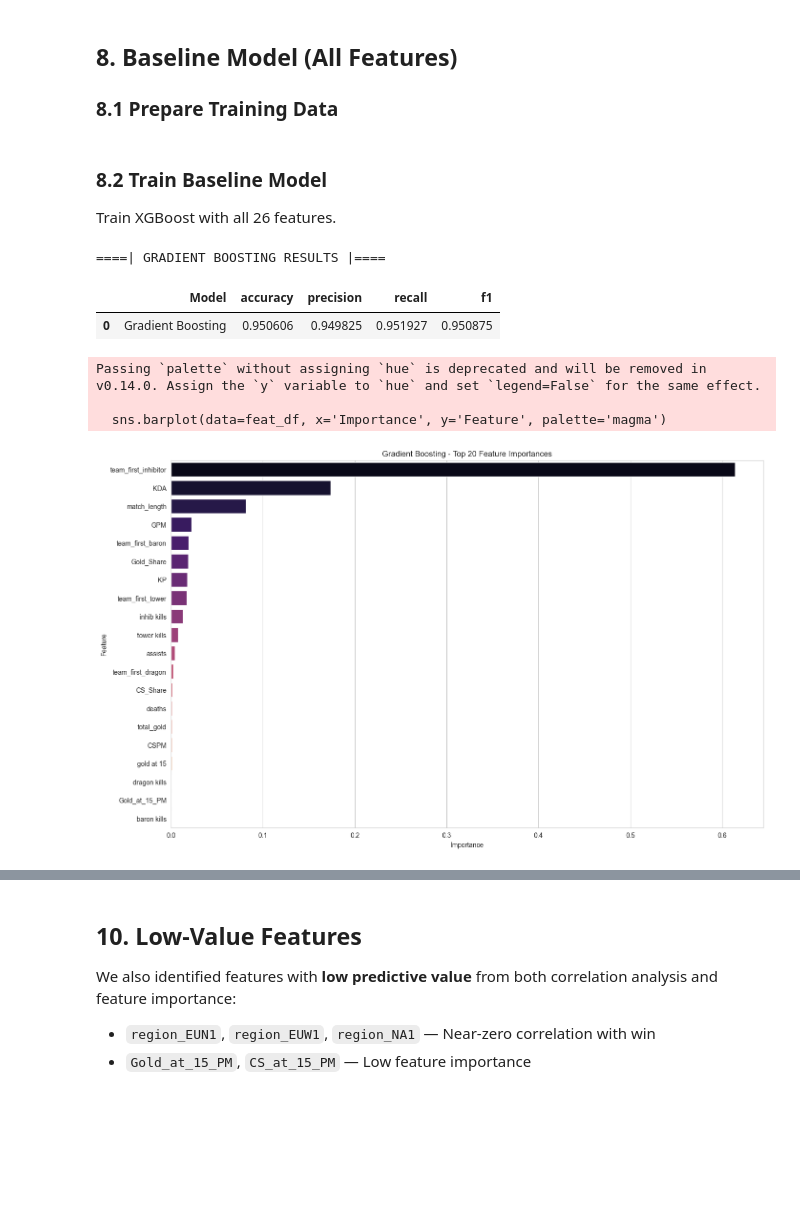
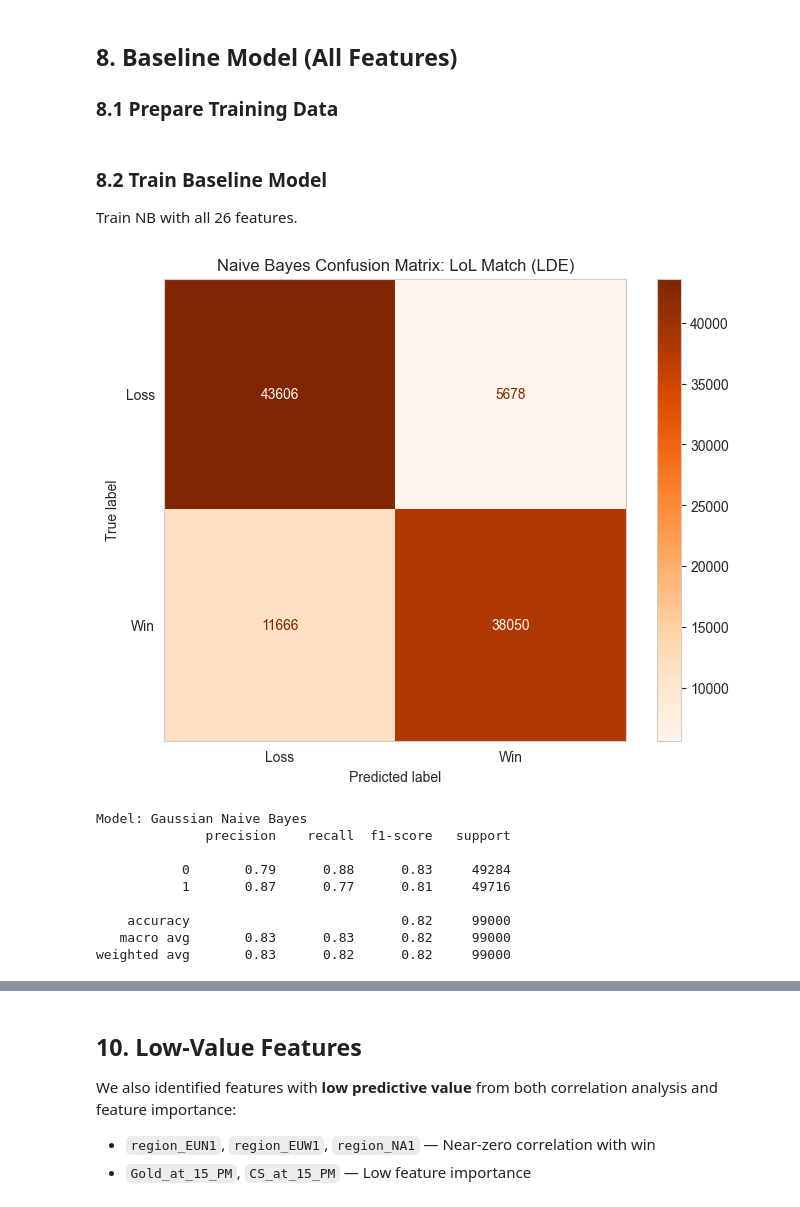
Before and after one commit to Brioflator/LOL-matches-outcome-EDA, a Jupyter notebook: NB.ipynb, the cells around one changed output, grey strips where cells are left out. Saved outputs shown, nothing was run; the diff lists cells and outputs as text; code cells hidden in the pictures; blank space fills up the shorter version.

```diff
--- a/GradientBoosting.ipynb
+++ b/NB.ipynb
@@ -322,43 +323,46 @@ class FeatureVisualizer:
 # %% [markdown]
 ### 8.2 Train Baseline Model
 
-Train XGBoost with all 26 features.
+Train NB with all 26 features.
 # %%
-# 1. Prepare Data (Ensure these variables are already defined in your notebook)
-X_train = train_data[columns_for_training]
-y_train = train_data['win']
-X_test = test_data[columns_for_training]
-y_test = test_data['win']
+# ---------------------------------------------------------
+# 6. Model Training & Evaluation (Gaussian Naive Bayes)
+# ---------------------------------------------------------
 
-# 2. Initialize and Train Gradient Boosting
-model_gb = GradientBoostingClassifier(
-    n_estimators=100,
-    learning_rate=0.1,
-    max_depth=5,
-    random_state=42
+# Initialize the Gaussian Naive Bayes model
+model = GaussianNB()
+
+# Train the model using the variables defined in your notebook
+model.fit(train_data[columns_for_training], train_data['win'])
+
+# Generate predictions
+y_pred = model.predict(test_data[columns_for_training])
+
+# --- Plot Confusion Matrix ---
+fig, ax = plt.subplots(figsize=(8, 6))
+ConfusionMatrixDisplay.from_predictions(
+    test_data['win'],
+    y_pred,
+    display_labels=['Loss', 'Win'],
+    cmap=plt.cm.Oranges, # Using Oranges to distinguish from other models
+    ax=ax
 )
-model_gb.fit(X_train, y_train)
 
-# 3. Generate Predictions (CRUCIAL step)
-y_pred_gb = model_gb.predict(X_test)
+plt.title(f'Naive Bayes Confusion Matrix: LoL Match ({dataset.upper()})')
+plt.grid(False)
+plt.show()
 
-# 4. Evaluation using your compute_result function
-# Note: Since your function hardcodes the name 'XGBoost', we update it after
-result_gb = compute_result(y_test, y_pred_gb)
-result_gb['Model'] = 'Gradient Boosting'
-
-# 5. Display Results
-print("====| GRADIENT BOOSTING RESULTS |====")
-display(result_gb)
-
-# 6. Plot Features using the class
-viz = FeatureVisualizer(model_gb)
-viz.plot_features(X_test)
+# Print the classification report to see performance
+print(f"Model: Gaussian Naive Bayes")
+print(classification_report(test_data['win'], y_pred))
 # %% [output]
+[figure, new version]
-====| GRADIENT BOOSTING RESULTS |====
+Model: Gaussian Naive Bayes
+              precision    recall  f1-score   support
+
+           0       0.79      0.88      0.83     49284
+           1       0.87      0.77      0.81     49716
+
+    accuracy                           0.82     99000
+   macro avg       0.83      0.83      0.82     99000
+weighted avg       0.83      0.82      0.82     99000
-|  | Model | accuracy | precision | recall | f1 |
-| 0 | Gradient Boosting | 0.950606 | 0.949825 | 0.951927 | 0.950875 |
-Passing `palette` without assigning `hue` is deprecated and will be removed in v0.14.0. Assign the `y` variable to `hue` and set `legend=False` for the same effect.
-
-  sns.barplot(data=feat_df, x='Importance', y='Feature', palette='magma')
-[figure, old version]
```
Also changed, not shown: parts of 10 cells of this notebook.
